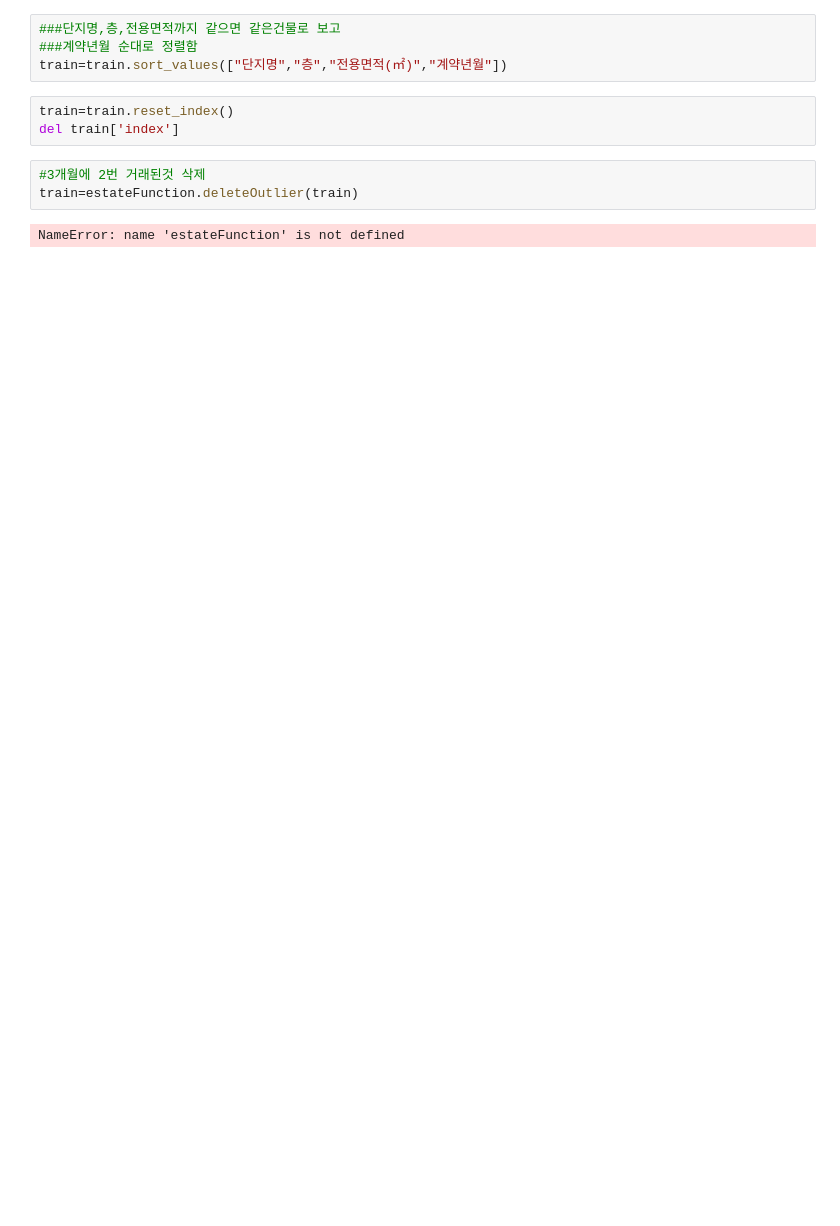
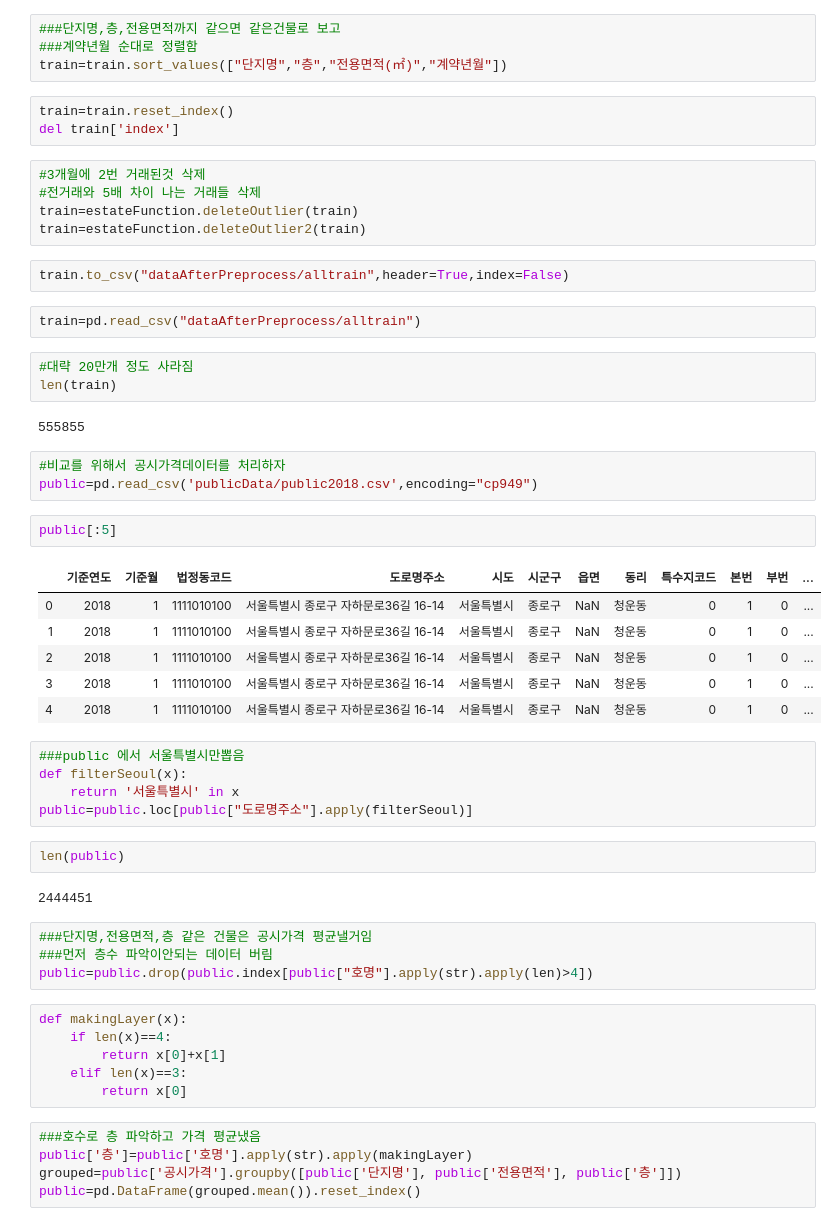
Before and after one commit to parapara157/RealEstate, a Jupyter notebook: 3.preprocessBeforeModeling.ipynb, the cells around one changed output. Saved outputs shown, nothing was run; the diff lists cells and outputs as text; blank space fills up the shorter version.

```diff
--- a/3.preprocessBeforeModeling.ipynb
+++ b/3.preprocessBeforeModeling.ipynb
@@ -94,6 +95,51 @@ train=train.reset_index()
 del train['index']
 # %%
 #3개월에 2번 거래된것 삭제
+#전거래와 5배 차이 나는 거래들 삭제
 train=estateFunction.deleteOutlier(train)
+train=estateFunction.deleteOutlier2(train)
-# %% [output]
-NameError: name 'estateFunction' is not defined
+# %%
+train.to_csv("dataAfterPreprocess/alltrain",header=True,index=False)
+# %%
+train=pd.read_csv("dataAfterPreprocess/alltrain")
+# %%
+#대략 20만개 정도 사라짐
+len(train)
+# %% [output]
+555855
+# %%
+#비교를 위해서 공시가격데이터를 처리하자
+public=pd.read_csv('publicData/public2018.csv',encoding="cp949")
+# %%
+public[:5]
+# %% [output]
+|  | 기준연도 | 기준월 | 법정동코드 | 도로명주소 | 시도 | 시군구 | 읍면 | 동리 | 특수지코드 | 본번 | 부번 | ... |
+| 0 | 2018 | 1 | 1111010100 | 서울특별시 종로구 자하문로36길 16-14 | 서울특별시 | 종로구 | NaN | 청운동 | 0 | 1 | 0 | ... |
+| 1 | 2018 | 1 | 1111010100 | 서울특별시 종로구 자하문로36길 16-14 | 서울특별시 | 종로구 | NaN | 청운동 | 0 | 1 | 0 | ... |
+| 2 | 2018 | 1 | 1111010100 | 서울특별시 종로구 자하문로36길 16-14 | 서울특별시 | 종로구 | NaN | 청운동 | 0 | 1 | 0 | ... |
+| 3 | 2018 | 1 | 1111010100 | 서울특별시 종로구 자하문로36길 16-14 | 서울특별시 | 종로구 | NaN | 청운동 | 0 | 1 | 0 | ... |
+| 4 | 2018 | 1 | 1111010100 | 서울특별시 종로구 자하문로36길 16-14 | 서울특별시 | 종로구 | NaN | 청운동 | 0 | 1 | 0 | ... |
+# %%
+###public 에서 서울특별시만뽑음
+def filterSeoul(x):
+    return '서울특별시' in x
+public=public.loc[public["도로명주소"].apply(filterSeoul)]
+# %%
+len(public)
+# %% [output]
+2444451
+# %%
+###단지명,전용면적,층 같은 건물은 공시가격 평균낼거임
+###먼저 층수 파악이안되는 데이터 버림
+public=public.drop(public.index[public["호명"].apply(str).apply(len)>4])
+# %%
+def makingLayer(x):
+    if len(x)==4:
+        return x[0]+x[1]
+    elif len(x)==3:
+        return x[0]
+# %%
+###호수로 층 파악하고 가격 평균냈음
+public['층']=public['호명'].apply(str).apply(makingLayer)
+grouped=public['공시가격'].groupby([public['단지명'], public['전용면적'], public['층']])
+public=pd.DataFrame(grouped.mean()).reset_index()
```
Also changed, not shown: parts of 9 cells of this notebook, 5 other files.
